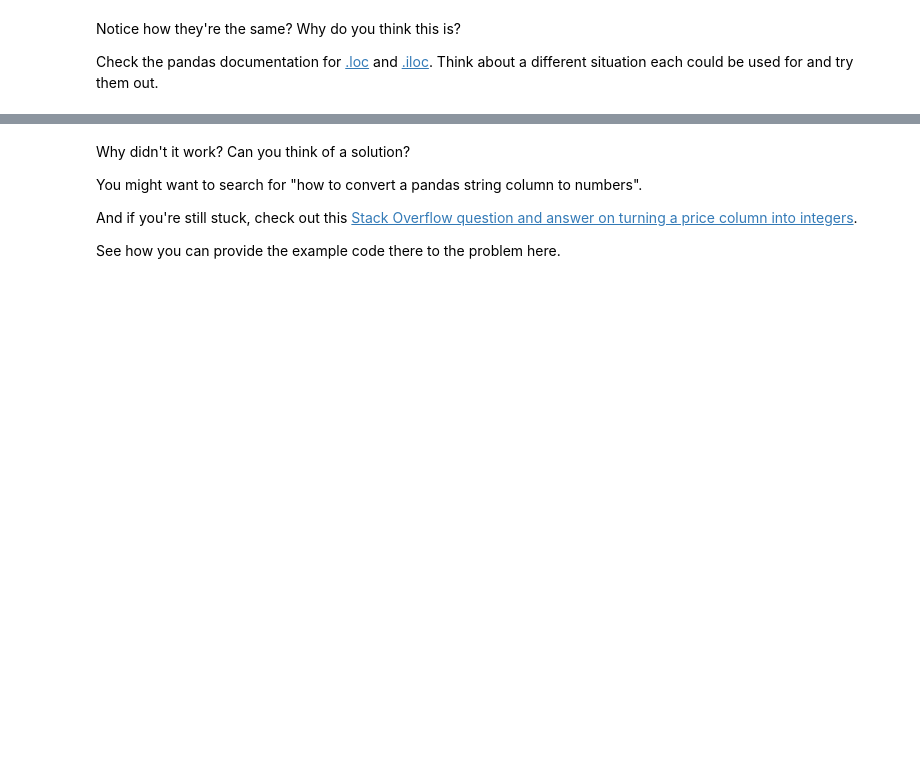
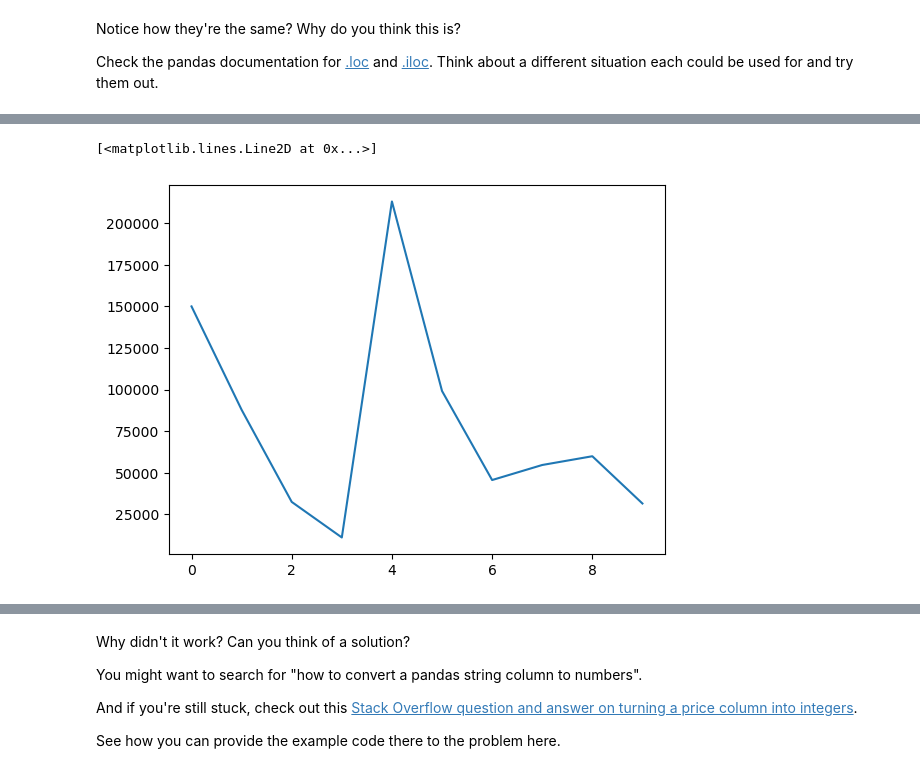
Before and after one commit to saeedelsayed/AI-for-robotics-task, a Jupyter notebook: Task0/pandas-exercises.ipynb, the cells around one changed output, grey strips where cells are left out. Cells and saved outputs as stored; diff of their text form; code cells hidden in the pictures; blank space fills up the shorter version.

```diff
--- a/Task0/pandas-exercises.ipynb
+++ b/Task0/pandas-exercises.ipynb
@@ -165,5 +195,12 @@ Check the pandas documentation for [.loc](https://pandas.pydata.org/pandas-docs/
 # %%
 # Import Matplotlib and create a plot of the Odometer column
+import matplotlib.pyplot as plt
+%matplotlib inline
+
+plt.plot(df2['Odometer (KM)'])
 # Don't forget to use %matplotlib inline
+# %% [output]
+[<matplotlib.lines.Line2D at 0x...>]
+[figure, added]
 # %%
 # Create a histogram of the Odometer column using hist()
```
Also changed, not shown: parts of 29 cells of this notebook, 1 other file.
